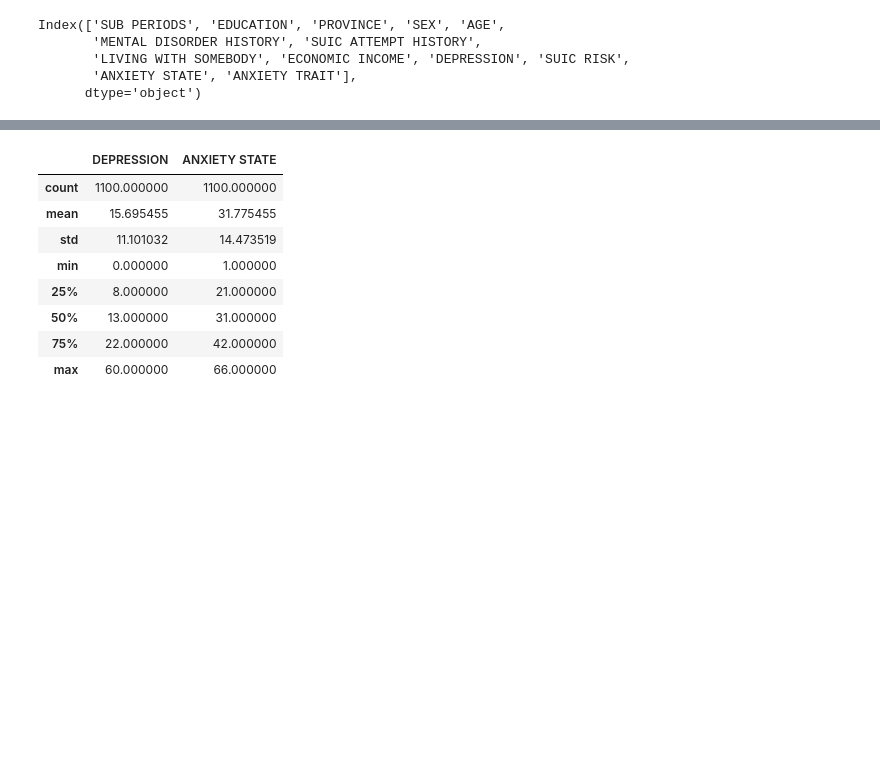
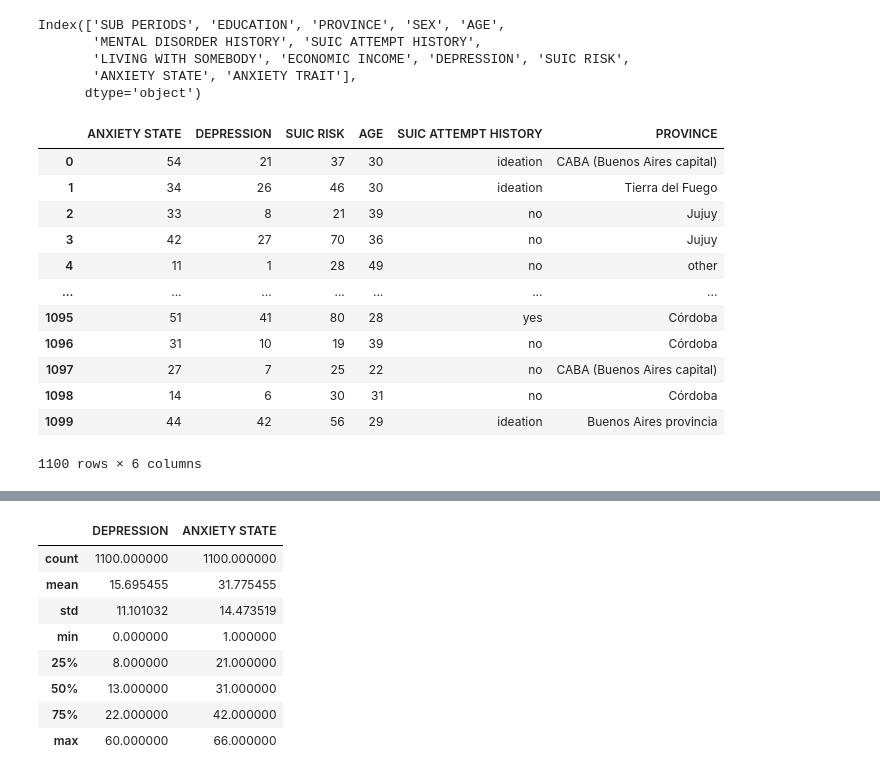
Before and after one commit to LabSWPP12023S2G2/TPInicial, a Jupyter notebook: datarefUNC.ipynb, the cells around one changed output, grey strips where cells are left out. Saved outputs shown, nothing was run; the diff lists cells and outputs as text; code cells hidden in the pictures; blank space fills up the shorter version.

Commit message:
Refinamos el dataset con las variables elegidas y dividimos para el entrenamiento y testing posterior

```diff
--- a/datarefUNC.ipynb
+++ b/datarefUNC.ipynb
@@ -7,11 +9,3 @@ import numpy as np
 url = 'https://raw.githubusercontent.com/LabSWPP12023S2G2/TPInicial/main/datasetUNC.csv'
 df = pd.read_csv(url, delimiter=';')
-# %%
-df.columns
-# %% [output]
-Index(['SUB PERIODS', 'EDUCATION', 'PROVINCE', 'SEX', 'AGE',
-       'MENTAL DISORDER HISTORY', 'SUIC ATTEMPT HISTORY',
-       'LIVING WITH SOMEBODY', 'ECONOMIC INCOME', 'DEPRESSION', 'SUIC RISK',
-       'ANXIETY STATE', 'ANXIETY TRAIT'],
-      dtype='object')
 # %%
@@ -18 +13,33 @@ Index(['SUB PERIODS', 'EDUCATION', 'PROVINCE', 'SEX', 'AGE',
 df = df.dropna(axis=0)
+# %%
+# Vemos las variables del dataset
+df.columns
+# %% [output]
+Index(['SUB PERIODS', 'EDUCATION', 'PROVINCE', 'SEX', 'AGE',
+       'MENTAL DISORDER HISTORY', 'SUIC ATTEMPT HISTORY',
+       'LIVING WITH SOMEBODY', 'ECONOMIC INCOME', 'DEPRESSION', 'SUIC RISK',
+       'ANXIETY STATE', 'ANXIETY TRAIT'],
+      dtype='object')
+# %%
+# Vamos a refinar el dataset con las variables que deseamos
+variables = ['ANXIETY STATE', 'DEPRESSION', 'SUIC RISK', 'AGE', 'SUIC ATTEMPT HISTORY', 'PROVINCE']
+# %%
+# Refinamos el dataset
+df_refinado = df[variables]
+# %%
+# Dataset preparado
+df_refinado
+# %% [output]
+|  | ANXIETY STATE | DEPRESSION | SUIC RISK | AGE | SUIC ATTEMPT HISTORY | PROVINCE |
+| 0 | 54 | 21 | 37 | 30 | ideation | CABA (Buenos Aires capital) |
+| 1 | 34 | 26 | 46 | 30 | ideation | Tierra del Fuego |
+| 2 | 33 | 8 | 21 | 39 | no | Jujuy |
+| 3 | 42 | 27 | 70 | 36 | no | Jujuy |
+| 4 | 11 | 1 | 28 | 49 | no | other |
+| ... | ... | ... | ... | ... | ... | ... |
+| 1095 | 51 | 41 | 80 | 28 | yes | Córdoba |
+| 1096 | 31 | 10 | 19 | 39 | no | Córdoba |
+| 1097 | 27 | 7 | 25 | 22 | no | CABA (Buenos Aires capital) |
+| 1098 | 14 | 6 | 30 | 31 | no | Córdoba |
+| 1099 | 44 | 42 | 56 | 29 | ideation | Buenos Aires provincia |
+1100 rows × 6 columns
```
Also changed, not shown: parts of 6 cells of this notebook.
